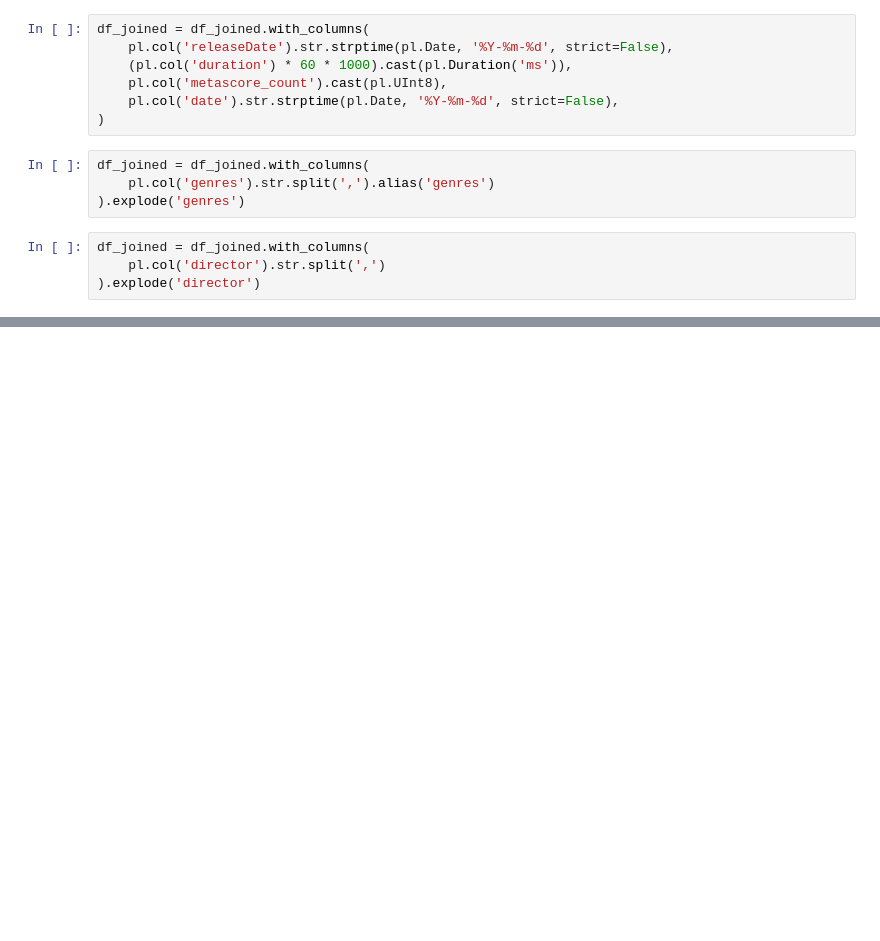
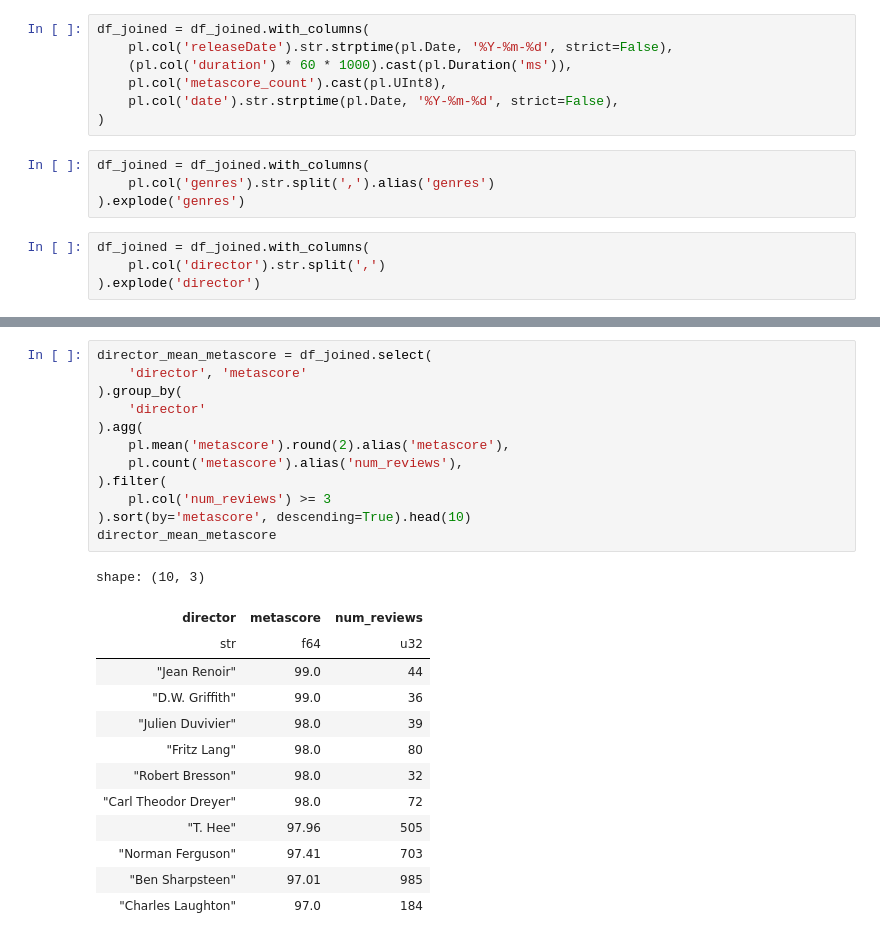
Before and after one commit to ZygimantasB/polars_library, a Jupyter notebook: kaggle/movies_new.ipynb, the cells around one changed output, grey strips where cells are left out. Cells and saved outputs as stored; diff of their text form; blank space fills up the shorter version.

```diff
--- a/kaggle/movies_new.ipynb
+++ b/kaggle/movies_new.ipynb
@@ -93,0 +126,26 @@ shape: (2_384_810, 24)
+# %%
+director_mean_metascore = df_joined.select(
+    'director', 'metascore'
+).group_by(
+    'director'
+).agg(
+    pl.mean('metascore').round(2).alias('metascore'),
+    pl.count('metascore').alias('num_reviews'),
+).filter(
+    pl.col('num_reviews') >= 3
+).sort(by='metascore', descending=True).head(10)
+director_mean_metascore
+# %% [output]
+shape: (10, 3)
+| director | metascore | num_reviews |
+| str | f64 | u32 |
+| "Jean Renoir" | 99.0 | 44 |
+| "D.W. Griffith" | 99.0 | 36 |
+| "Julien Duvivier" | 98.0 | 39 |
+| "Fritz Lang" | 98.0 | 80 |
+| "Robert Bresson" | 98.0 | 32 |
+| "Carl Theodor Dreyer" | 98.0 | 72 |
+| "T. Hee" | 97.96 | 505 |
+| "Norman Ferguson" | 97.41 | 703 |
+| "Ben Sharpsteen" | 97.01 | 985 |
+| "Charles Laughton" | 97.0 | 184 |
```
Also changed, not shown: parts of 5 cells of this notebook.
